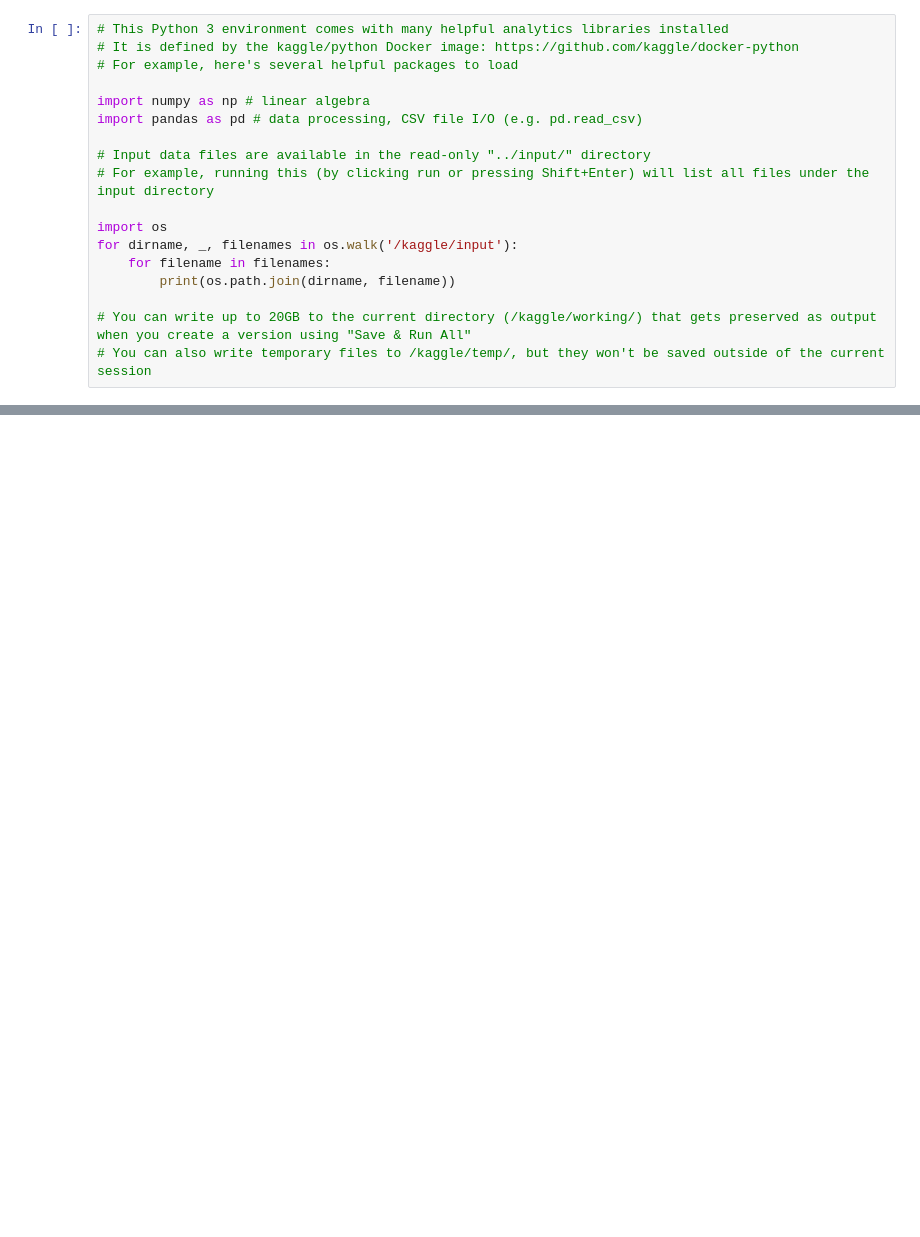
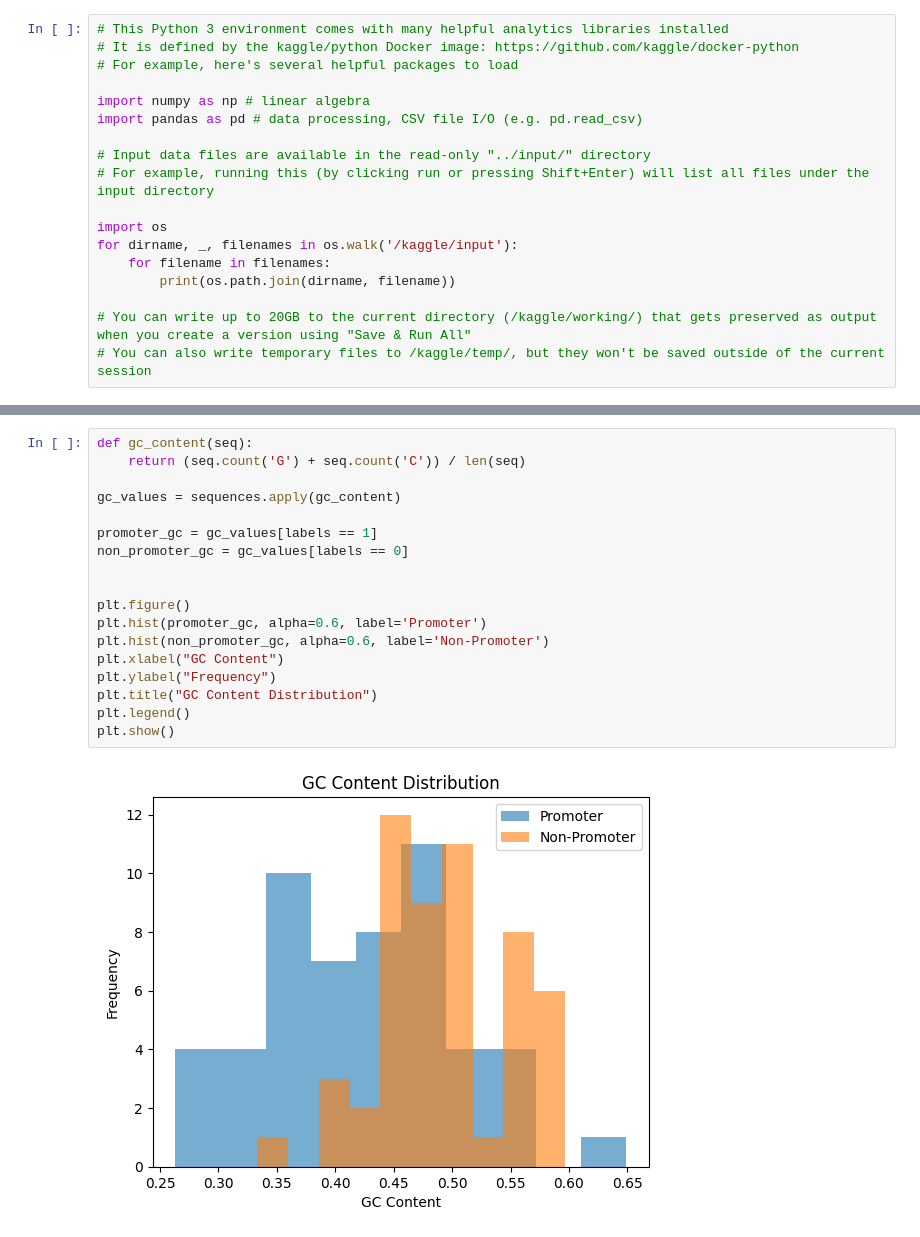
Before and after one commit to HansaniKaumadi/Genomic-Signal-Processing-Promoter-Detection, a Jupyter notebook: notebook.ipynb, the cells around one changed output, grey strips where cells are left out. Drawn from its saved outputs; the diff is of its cells as text; blank space fills up the shorter version.

```diff
--- a/notebook.ipynb
+++ b/notebook.ipynb
@@ -46,0 +102,20 @@ nan
+# %%
+def gc_content(seq):
+    return (seq.count('G') + seq.count('C')) / len(seq)
+
+gc_values = sequences.apply(gc_content)
+
+promoter_gc = gc_values[labels == 1]
+non_promoter_gc = gc_values[labels == 0]
+
+
+plt.figure()
+plt.hist(promoter_gc, alpha=0.6, label='Promoter')
+plt.hist(non_promoter_gc, alpha=0.6, label='Non-Promoter')
+plt.xlabel("GC Content")
+plt.ylabel("Frequency")
+plt.title("GC Content Distribution")
+plt.legend()
+plt.show()
+# %% [output]
+[figure, added]
```
Also changed, not shown: parts of 33 cells of this notebook.
